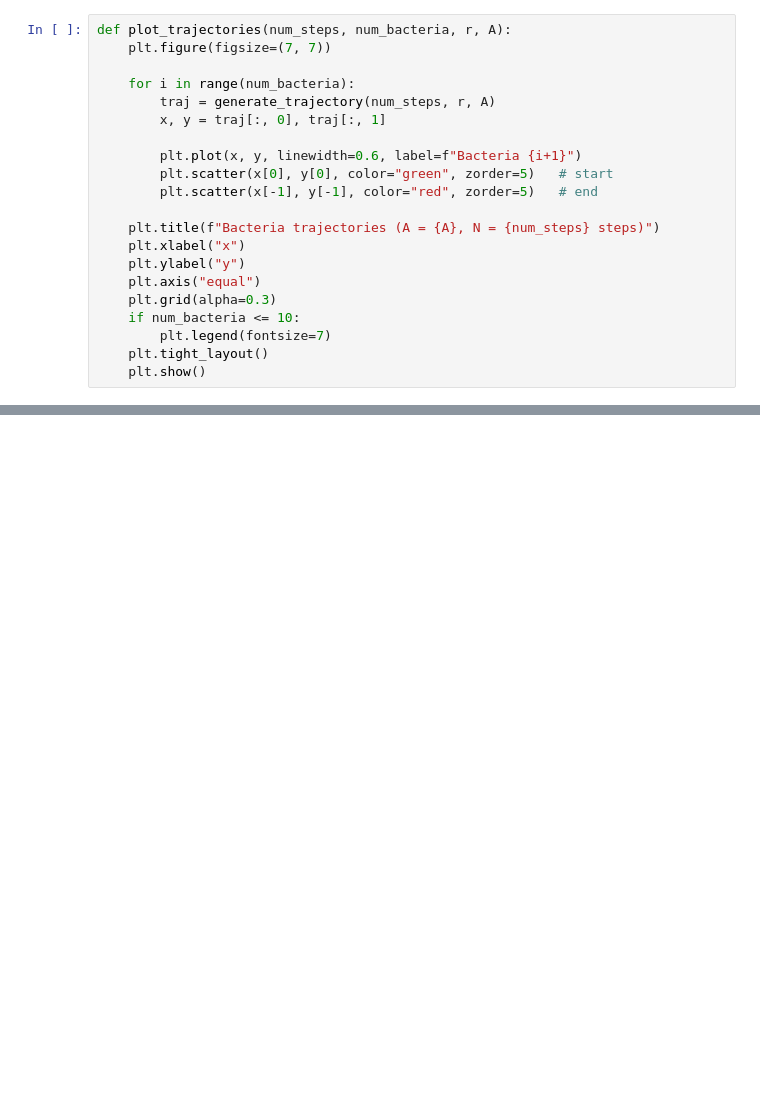
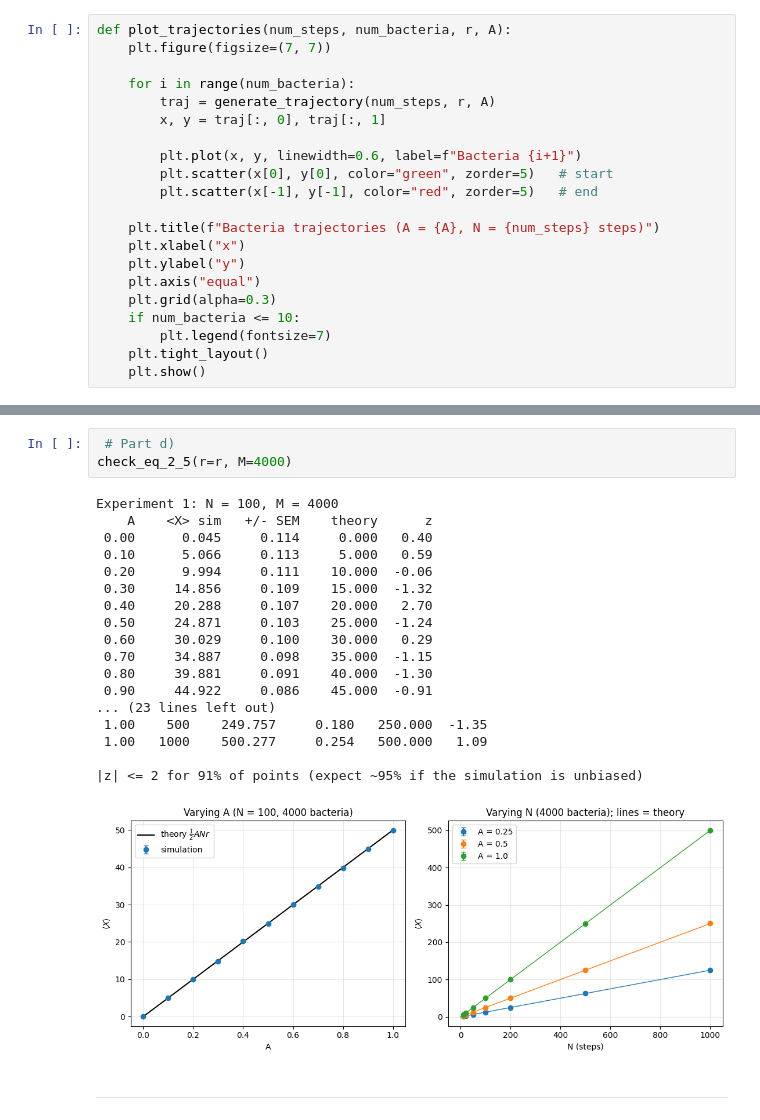
Before and after one commit to Stefan2o3u/ComputationPhysics, a Jupyter notebook: Assignment_2.ipynb, the cells around one changed output, grey strips where cells are left out. Saved outputs shown, nothing was run; the diff lists cells and outputs as text; blank space fills up the shorter version.

Commit message:
part d and f addded

```diff
--- a/Assignment_2.ipynb
+++ b/Assignment_2.ipynb
@@ -115,0 +218,24 @@ plot_trajectories(num_steps=200, num_bacteria=50, r=r, A=A)
+# %%
+ # Part d)
+check_eq_2_5(r=r, M=4000)
+# %% [output]
+Experiment 1: N = 100, M = 4000
+    A    <X> sim   +/- SEM    theory      z
+ 0.00      0.045     0.114     0.000   0.40
+ 0.10      5.066     0.113     5.000   0.59
+ 0.20      9.994     0.111    10.000  -0.06
+ 0.30     14.856     0.109    15.000  -1.32
+ 0.40     20.288     0.107    20.000   2.70
+ 0.50     24.871     0.103    25.000  -1.24
+ 0.60     30.029     0.100    30.000   0.29
+ 0.70     34.887     0.098    35.000  -1.15
+ 0.80     39.881     0.091    40.000  -1.30
+ 0.90     44.922     0.086    45.000  -0.91
+... (23 lines left out)
+ 1.00    500    249.757     0.180   250.000  -1.35
+ 1.00   1000    500.277     0.254   500.000   1.09
+
+|z| <= 2 for 91% of points (expect ~95% if the simulation is unbiased)
+[figure, added]
+# %% [markdown]
+------------------------------------
```
Also changed, not shown: parts of 12 cells of this notebook, 1 other file.
